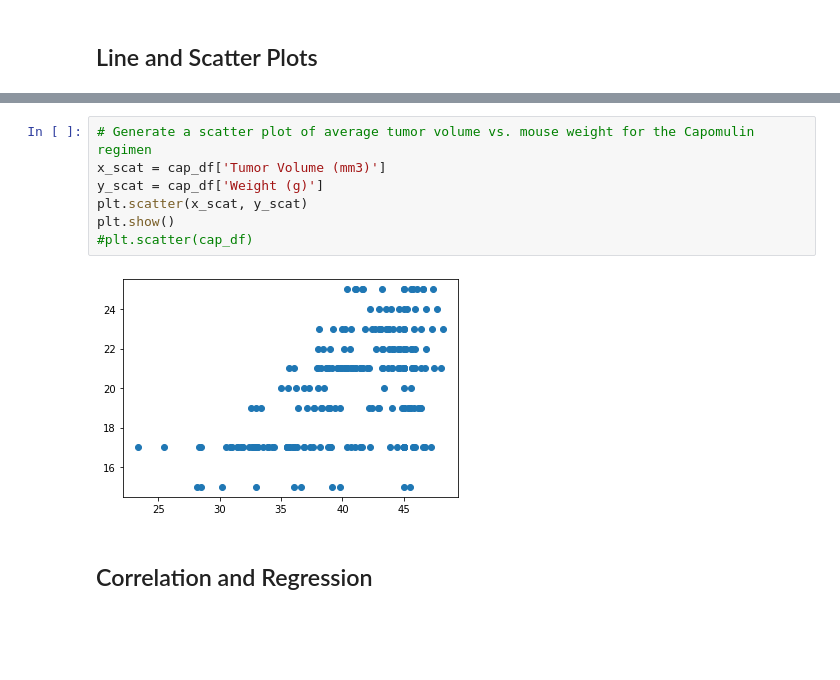
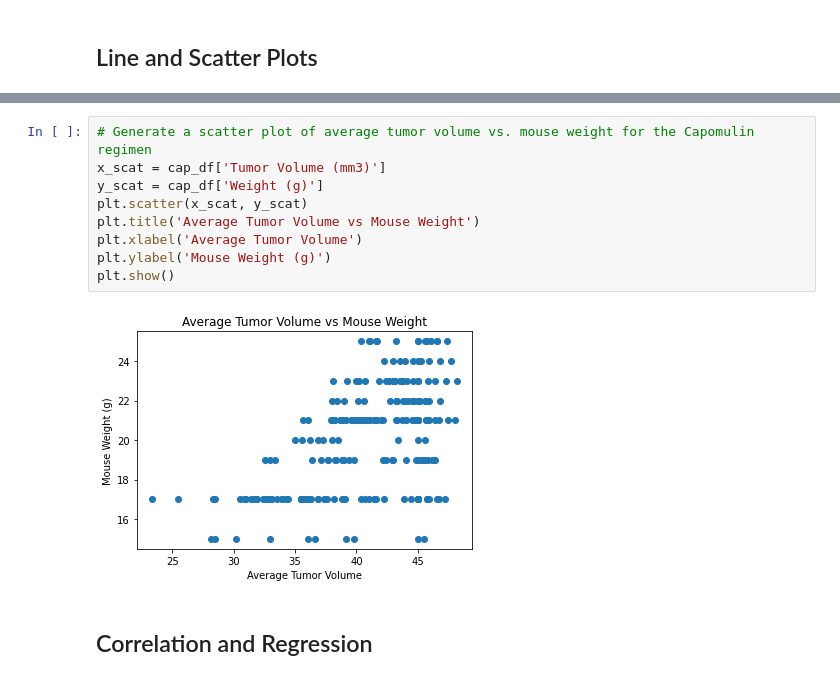
Before and after one commit to stim0010/matplotlib-challenge, a Jupyter notebook: Pymaceuticals/pymaceuticals_starter.ipynb, the cells around one changed output, grey strips where cells are left out. Drawn from its saved outputs; the diff is of its cells as text; blank space fills up the shorter version.

```diff
--- a/Pymaceuticals/pymaceuticals_starter.ipynb
+++ b/Pymaceuticals/pymaceuticals_starter.ipynb
@@ -236,12 +229,14 @@ cap_df
 # %%
 # Generate a scatter plot of average tumor volume vs. mouse weight for the Capomulin regimen
 x_scat = cap_df['Tumor Volume (mm3)']
 y_scat = cap_df['Weight (g)']
 plt.scatter(x_scat, y_scat)
+plt.title('Average Tumor Volume vs Mouse Weight')
+plt.xlabel('Average Tumor Volume')
+plt.ylabel('Mouse Weight (g)')
 plt.show()
-#plt.scatter(cap_df)
 # %% [output]
-[figure, old version]
+[figure, new version]
 # %% [markdown]
 ## Correlation and Regression
 # %%
```
Also changed, not shown: parts of 8 cells of this notebook.
